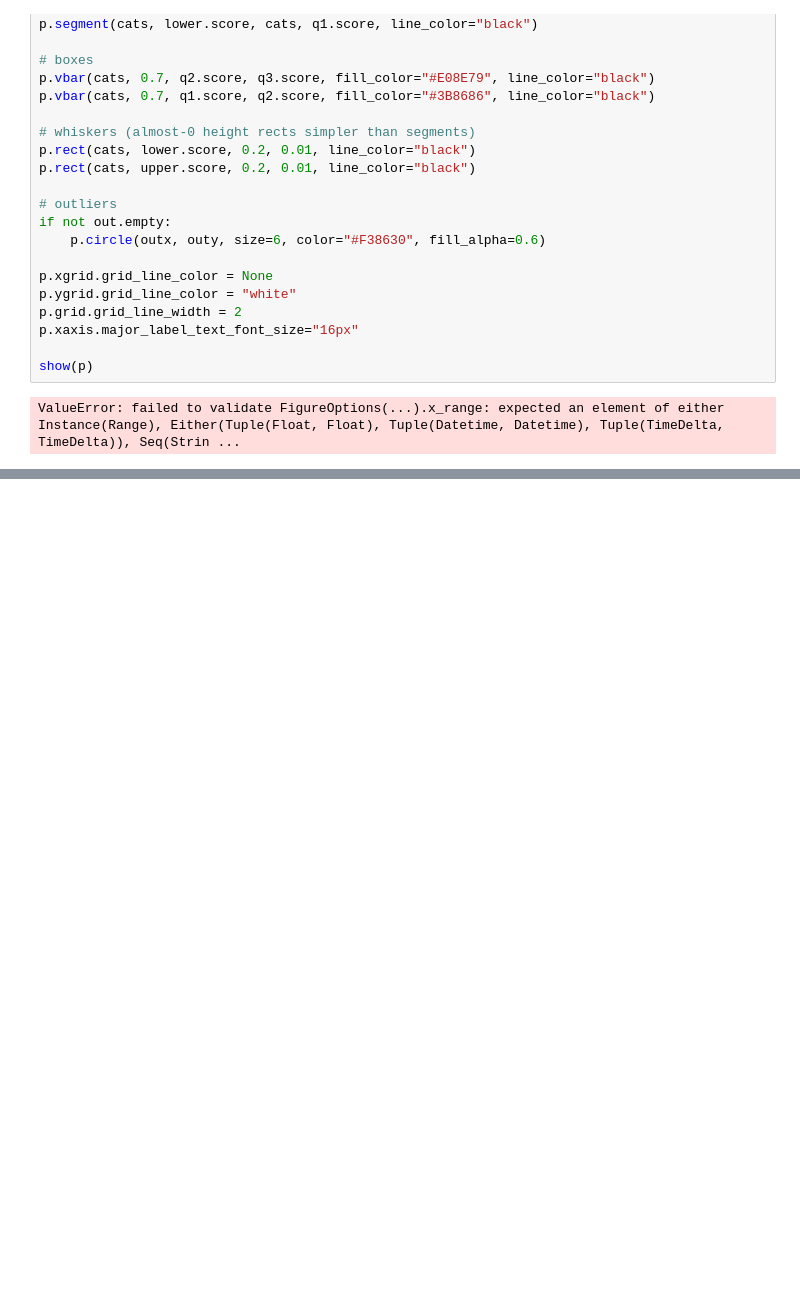
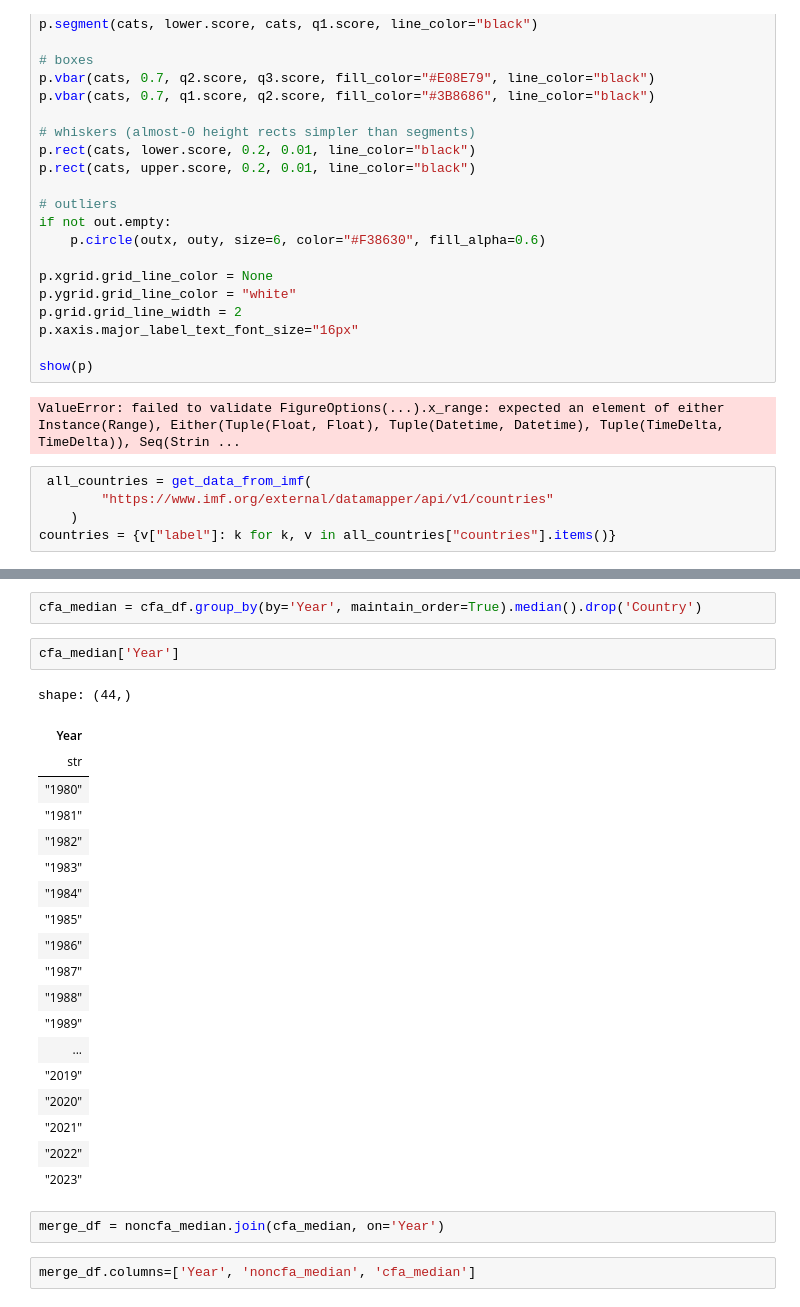
Before and after one commit to EduardoLZevallos/CFA_Franc_Analysis, a Jupyter notebook: scrap.ipynb, the cells around one changed output, grey strips where cells are left out. Drawn from its saved outputs; the diff is of its cells as text; blank space fills up the shorter version.

```diff
--- a/scrap.ipynb
+++ b/scrap.ipynb
@@ -576,3 +574,8 @@ p.xaxis.major_label_text_font_size="16px"
 show(p)
 # %% [output]
 ValueError: failed to validate FigureOptions(...).x_range: expected an element of either Instance(Range), Either(Tuple(Float, Float), Tuple(Datetime, Datetime), Tuple(TimeDelta, TimeDelta)), Seq(Strin ...
+# %%
+ all_countries = get_data_from_imf(
+        "https://www.imf.org/external/datamapper/api/v1/countries"
+    )
+countries = {v["label"]: k for k, v in all_countries["countries"].items()}
@@ -578,0 +680,28 @@ ValueError: failed to validate FigureOptions(...).x_range: expected an element o
+# %%
+cfa_median = cfa_df.group_by(by='Year', maintain_order=True).median().drop('Country')
+# %%
+cfa_median['Year']
+# %% [output]
+shape: (44,)
+| Year |
+| str |
+| "1980" |
+| "1981" |
+| "1982" |
+| "1983" |
+| "1984" |
+| "1985" |
+| "1986" |
+| "1987" |
+| "1988" |
+| "1989" |
+| ... |
+| "2019" |
+| "2020" |
+| "2021" |
+| "2022" |
+| "2023" |
+# %%
+merge_df = noncfa_median.join(cfa_median, on='Year')
+# %%
+merge_df.columns=['Year', 'noncfa_median', 'cfa_median']
```
Also changed, not shown: parts of 21 cells of this notebook, 1 other file.
